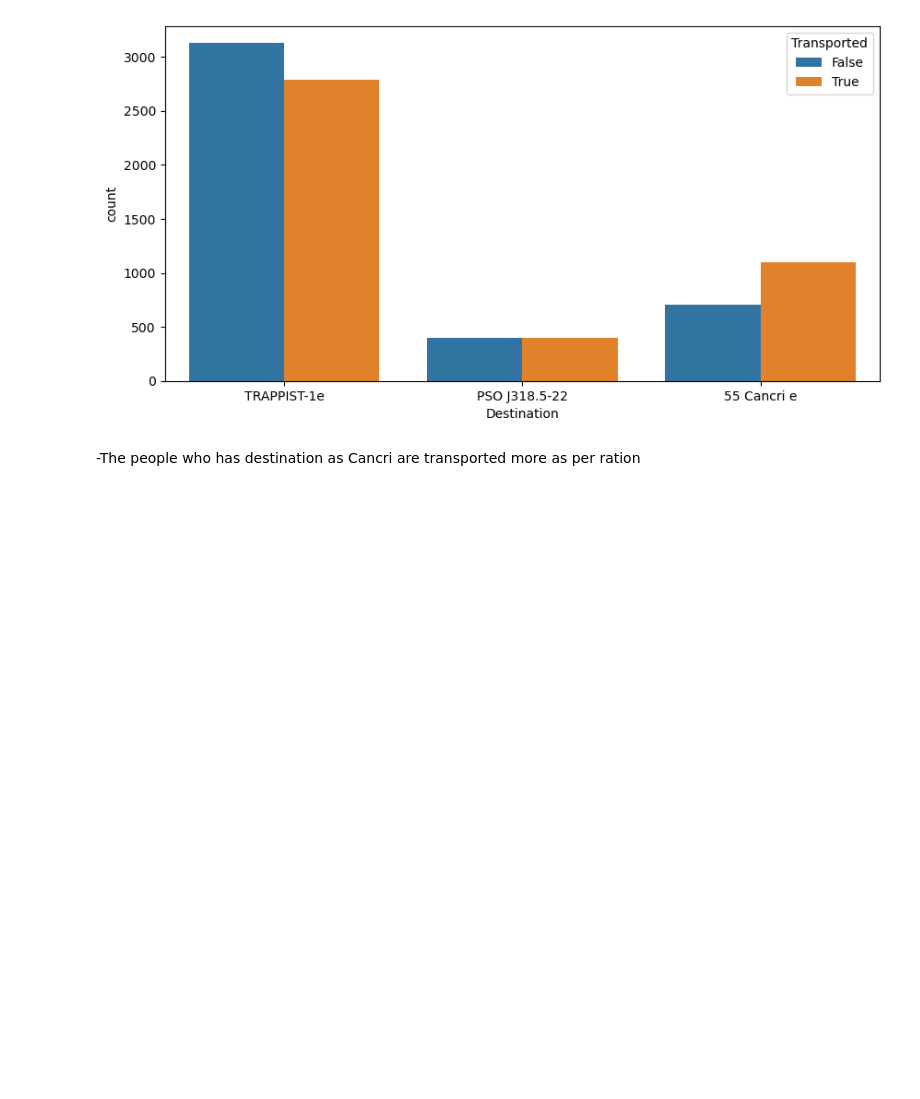
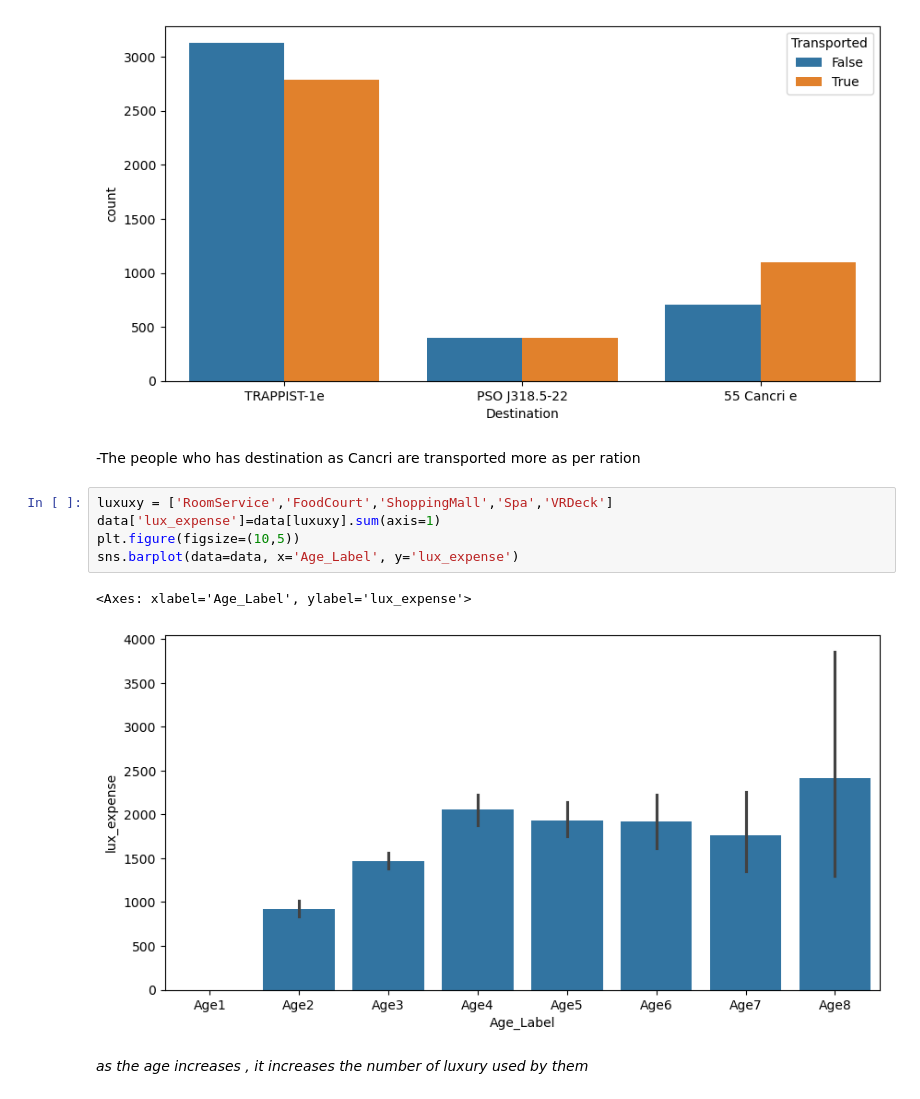
Before and after one commit to Nikunjsaini07/A_good_EDA_project-, a Jupyter notebook: Spaceship.ipynb, the cells around one changed output. Saved outputs shown, nothing was run; the diff lists cells and outputs as text; blank space fills up the shorter version.

Commit message:
adding comparision of luxury

```diff
--- a/Spaceship.ipynb
+++ b/Spaceship.ipynb
@@ -192,3 +192,13 @@ plt.show()
 [figure]
 # %% [markdown]
 -The people who has destination as Cancri are transported more as per ration
+# %%
+luxuxy = ['RoomService','FoodCourt','ShoppingMall','Spa','VRDeck']
+data['lux_expense']=data[luxuxy].sum(axis=1)
+plt.figure(figsize=(10,5))
+sns.barplot(data=data, x='Age_Label', y='lux_expense')
+# %% [output]
+<Axes: xlabel='Age_Label', ylabel='lux_expense'>
+[figure, added]
+# %% [markdown]
+*as the age increases , it increases the number of luxury used by them*
```
